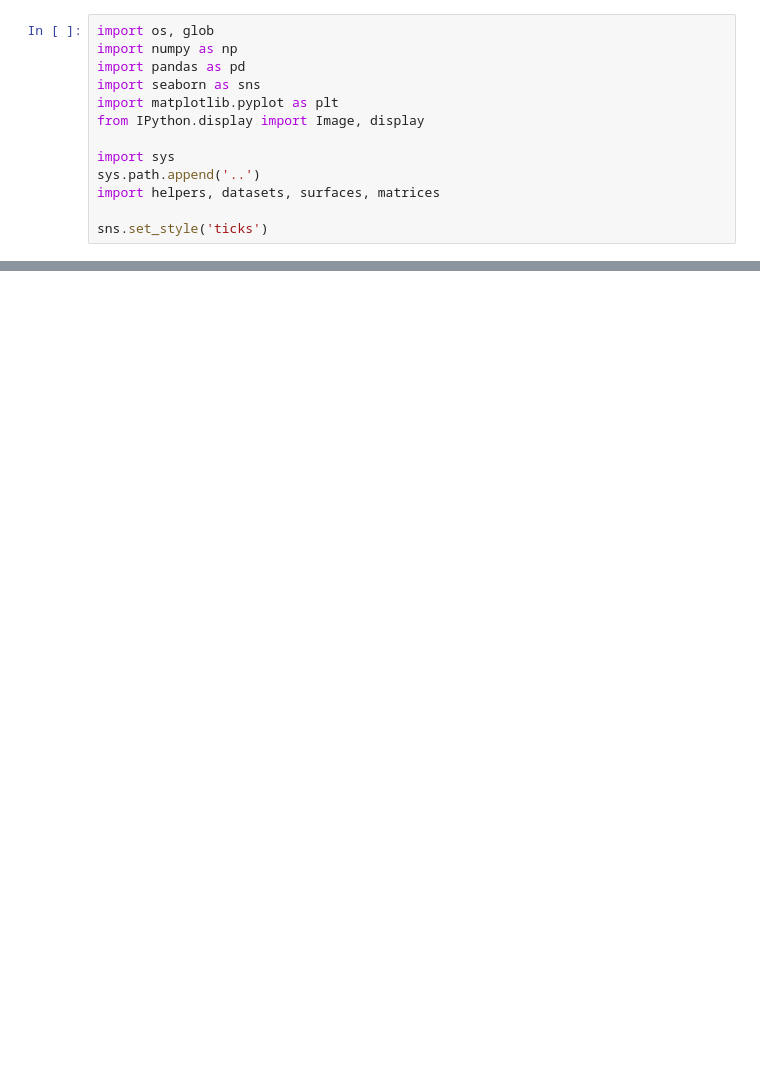
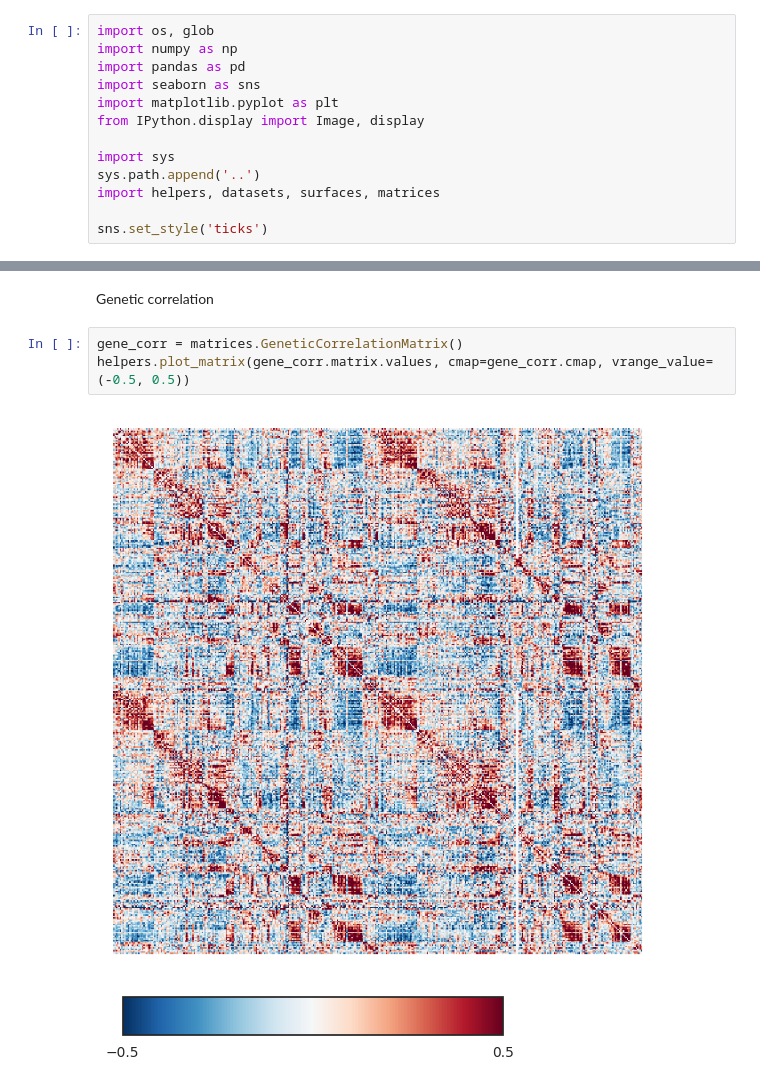
Before and after one commit to amnsbr/laminar_organization, a Jupyter notebook: code/figures/Fig_S18.ipynb, the cells around one changed output, grey strips where cells are left out. Saved outputs shown, nothing was run; the diff lists cells and outputs as text; blank space fills up the shorter version.

```diff
--- a/code/figures/Fig_S18.ipynb
+++ b/code/figures/Fig_S18.ipynb
@@ -76,0 +14,8 @@ Loading the matrix from /home/asaberi/laminar_organization/code/../output/ltc/pa
+# %% [markdown]
+Genetic correlation
+# %%
+gene_corr = matrices.GeneticCorrelationMatrix()
+helpers.plot_matrix(gene_corr.matrix.values, cmap=gene_corr.cmap, vrange_value=(-0.5, 0.5))
+# %% [output]
+[figure, added]
+[figure, added]
```
Also changed, not shown: parts of 9 cells of this notebook, 5 other files.
